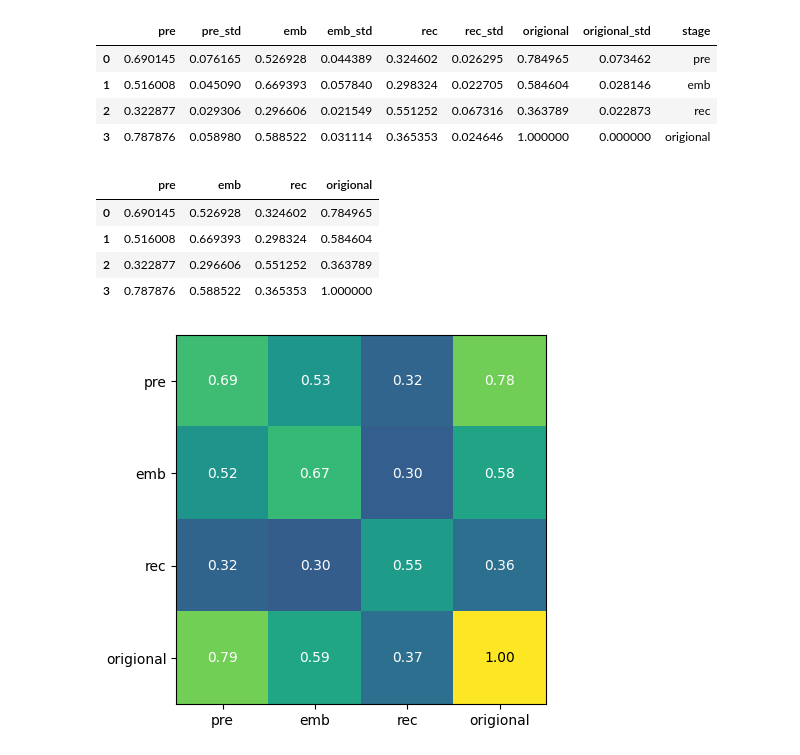
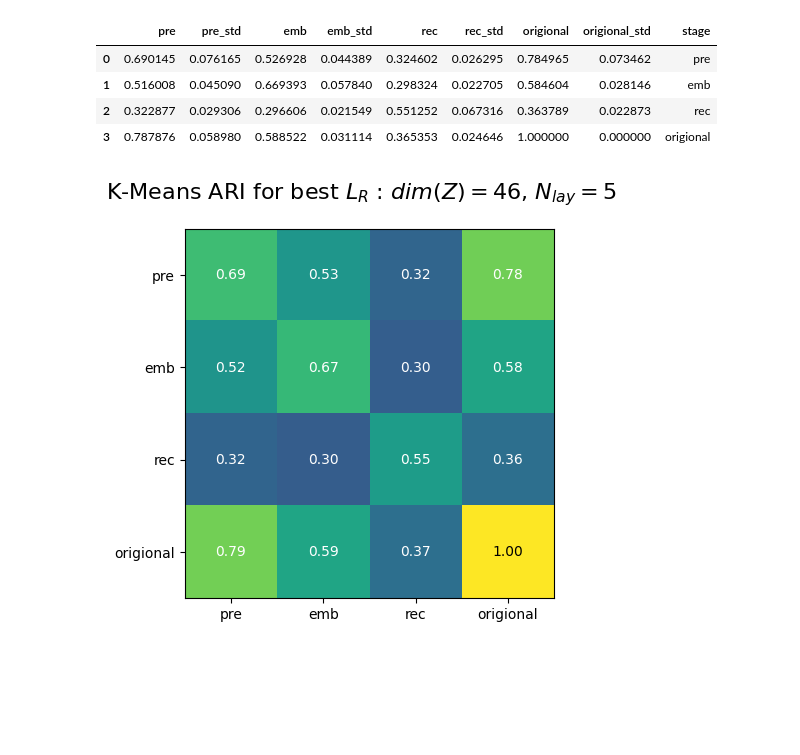
Before and after one commit to cjmerzbacher/met2vec, a Jupyter notebook: Final Plots/FBest/ari.ipynb, the cells around one changed output. Saved outputs shown, nothing was run; the diff lists cells and outputs as text; code cells hidden in the pictures; blank space fills up the shorter version.

```diff
--- a/Final Plots/FBest/ari.ipynb
+++ b/Final Plots/FBest/ari.ipynb
@@ -13,26 +13,22 @@ ari_df
 # %%
 fig, ax = plt.subplots(1,1)
 
 columns_order = ['pre', 'emb', 'rec', 'origional']
 data = ari_df[columns_order]
 
 ax.imshow(data, vmin=0, vmax=1)
 ax.set_xticks(range(4), columns_order)
 ax.set_yticks(range(4), ari_df['stage'])
 
 for i in range(4):
     for j in range(4):
         value = ari_df.values[j,i*2]
         text =  f"{value:.2f}"
         color = 'w' if value < 0.8 else 'black'
         #text += f"$\\pm${ari_df.values[j,i*2 + 1]:.2f}"
         ax.text(i, j, text, ha='center', va='center', color=color)
 
-ax.set_title("ARI Kmeans")
+fig.suptitle("K-Means ARI for best $L_R$ : $dim(Z)=46$, $N_{lay}=5$", fontsize=16)
+plt.savefig("FBest ARI.png", dpi=600)
 # %% [output]
-|  | pre | emb | rec | origional |
-| 0 | 0.690145 | 0.526928 | 0.324602 | 0.784965 |
-| 1 | 0.516008 | 0.669393 | 0.298324 | 0.584604 |
-| 2 | 0.322877 | 0.296606 | 0.551252 | 0.363789 |
-| 3 | 0.787876 | 0.588522 | 0.365353 | 1.000000 |
-[figure, old version]
+[figure, new version]
```
Also changed, not shown: 4 other files.
